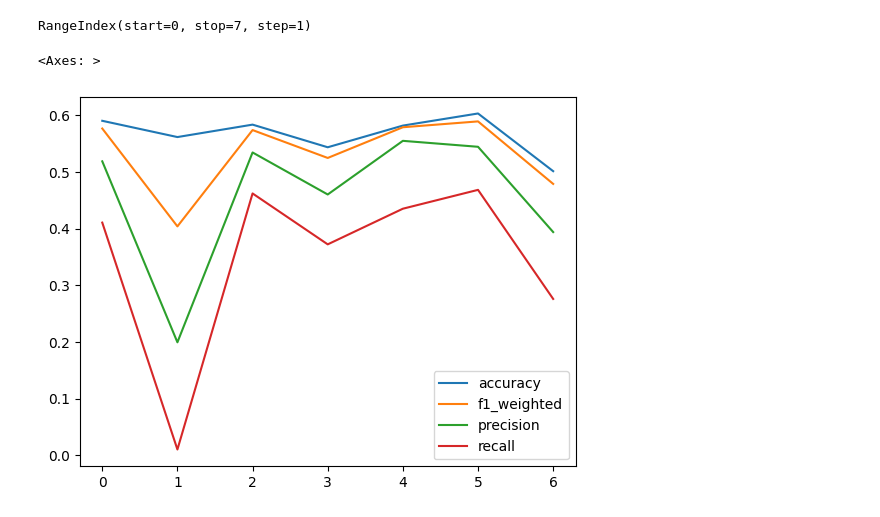
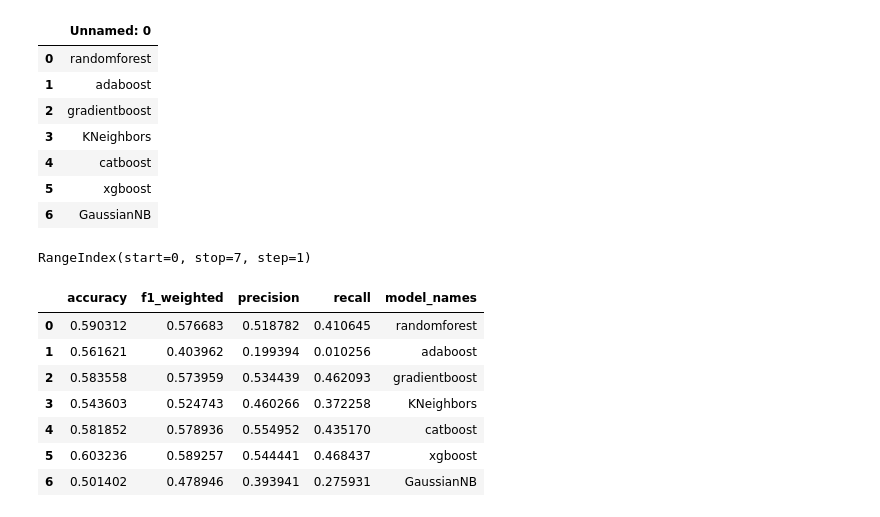
Before and after one commit to first2301/Rnd_recommendation, a Jupyter notebook: pro_reco/lib/models/test.ipynb, the cells around one changed output. Cells and saved outputs as stored; diff of their text form; code cells hidden in the pictures.

```diff
--- a/pro_reco/lib/models/test.ipynb
+++ b/pro_reco/lib/models/test.ipynb
@@ -24,3 +13,14 @@ concat_df
+# %%
+concat_df['Unnamed: 0'].iloc[:, :1]
+# %% [output]
+|  | Unnamed: 0 |
+| 0 | randomforest |
+| 1 | adaboost |
+| 2 | gradientboost |
+| 3 | KNeighbors |
+| 4 | catboost |
+| 5 | xgboost |
+| 6 | GaussianNB |
 # %%
 preprocessed_df = concat_df[['accuracy', 'f1_weighted', 'precision', 'recall', 'Unnamed: 0']].iloc[:, :5]
 preprocessed_df.index
@@ -29,7 +29,15 @@ preprocessed_df.index
 # %% [output]
 RangeIndex(start=0, stop=7, step=1)
 # %%
-concat_df[['accuracy', 'f1_weighted', 'precision', 'recall', 'Unnamed: 0']].plot()
+preprocessed_df.columns = [['accuracy', 'f1_weighted', 'precision', 'recall', 'model_names']]
-# %% [output]
-<Axes: >
-[figure, removed]
+# %%
+preprocessed_df
+# %% [output]
+|  | accuracy | f1_weighted | precision | recall | model_names |
+| 0 | 0.590312 | 0.576683 | 0.518782 | 0.410645 | randomforest |
+| 1 | 0.561621 | 0.403962 | 0.199394 | 0.010256 | adaboost |
+| 2 | 0.583558 | 0.573959 | 0.534439 | 0.462093 | gradientboost |
+| 3 | 0.543603 | 0.524743 | 0.460266 | 0.372258 | KNeighbors |
+| 4 | 0.581852 | 0.578936 | 0.554952 | 0.435170 | catboost |
+| 5 | 0.603236 | 0.589257 | 0.544441 | 0.468437 | xgboost |
+| 6 | 0.501402 | 0.478946 | 0.393941 | 0.275931 | GaussianNB |
```
Also changed, not shown: parts of 9 cells of this notebook, 1 other file.
